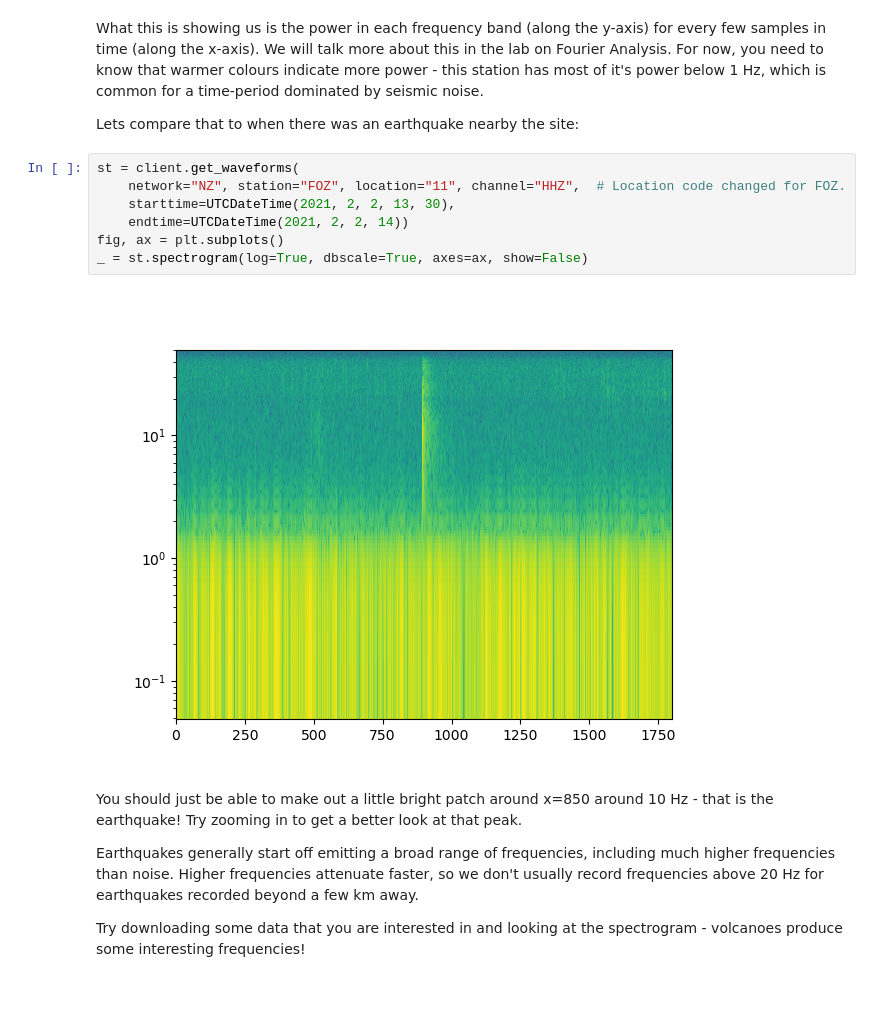
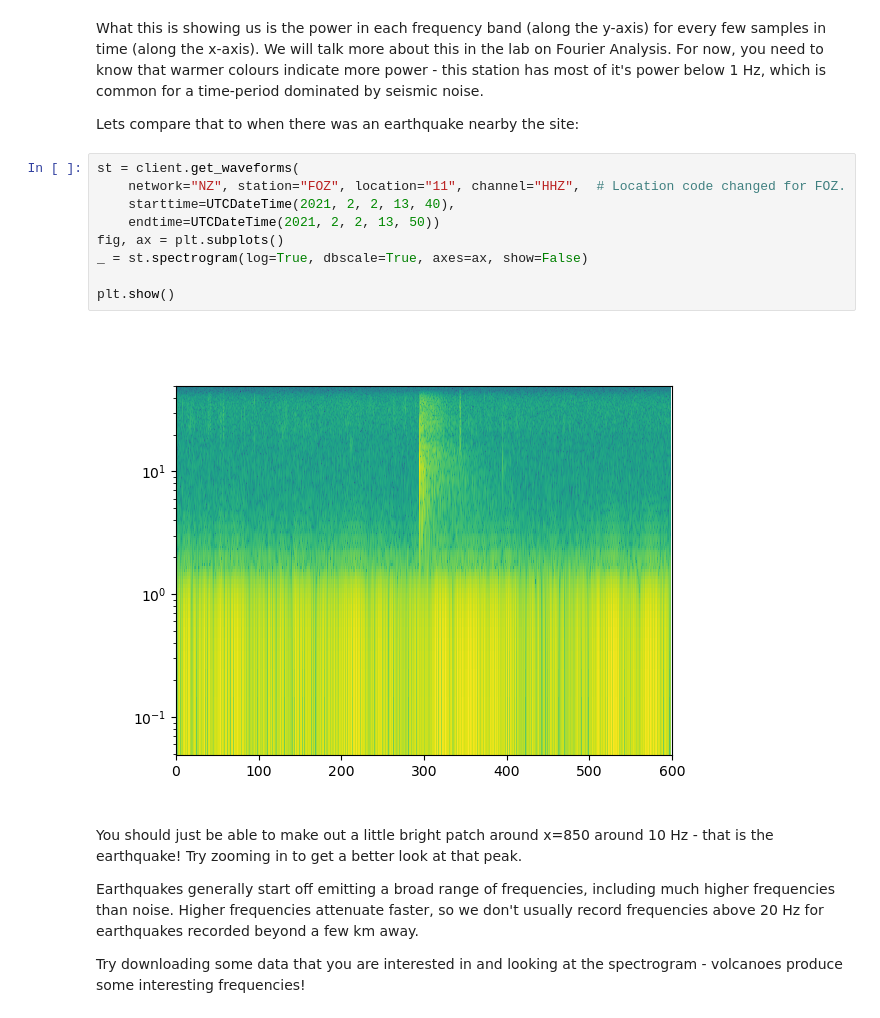
Before and after one commit to calum-chamberlain/GPHS445_notebooks, a Jupyter notebook: 1_Intro_to_processing.ipynb, the cells around one changed output. Drawn from its saved outputs; the diff is of its cells as text.

```diff
--- a/1_Intro_to_processing.ipynb
+++ b/1_Intro_to_processing.ipynb
@@ -413,12 +420,14 @@ Lets compare that to when there was an earthquake nearby the site:
 # %%
 st = client.get_waveforms(
     network="NZ", station="FOZ", location="11", channel="HHZ",  # Location code changed for FOZ.
-    starttime=UTCDateTime(2021, 2, 2, 13, 30),
-    endtime=UTCDateTime(2021, 2, 2, 14))
+    starttime=UTCDateTime(2021, 2, 2, 13, 40),
+    endtime=UTCDateTime(2021, 2, 2, 13, 50))
 fig, ax = plt.subplots()
 _ = st.spectrogram(log=True, dbscale=True, axes=ax, show=False)
+
+plt.show()
 # %% [output]
-[figure, old version]
+[figure, new version]
 # %% [markdown]
 You should just be able to make out a little bright patch around x=850 around 10 Hz - that is the earthquake! Try zooming in to get a better look at that peak.
 
```
Also changed, not shown: parts of 12 cells of this notebook, 4 other files.
